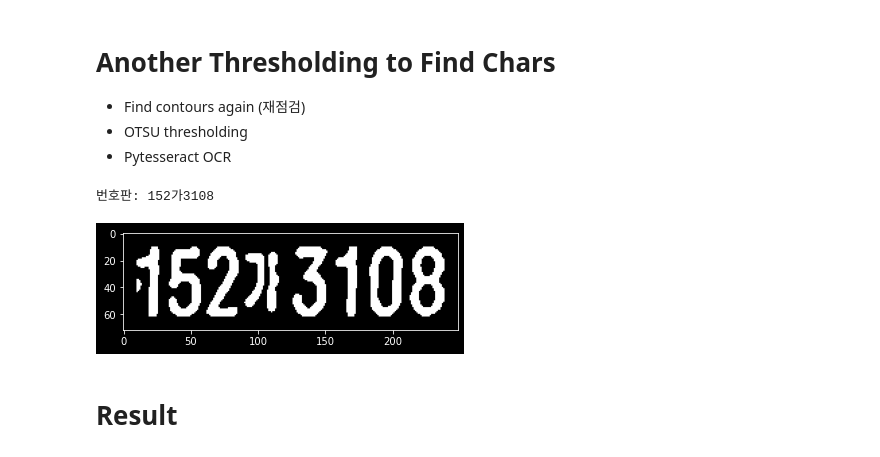
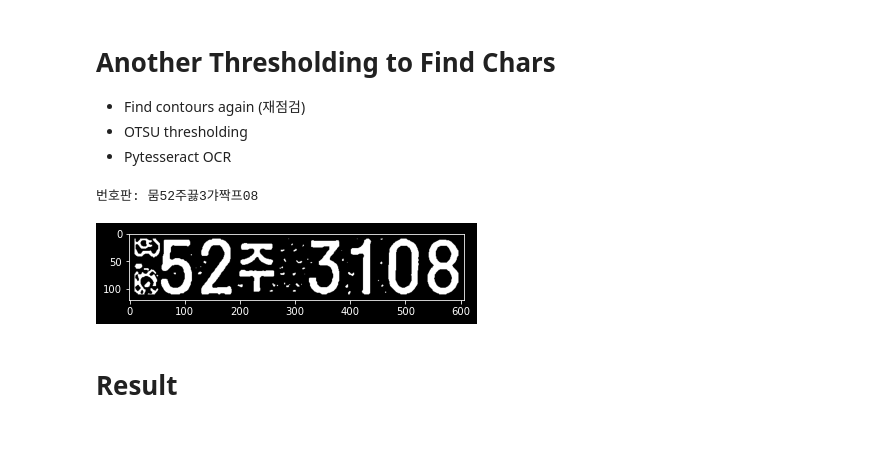
Before and after one commit to jhlee508/license-plate-rocognition, a Jupyter notebook: LPR_cv2_tesseract.ipynb, the cells around one changed output. Saved outputs shown, nothing was run; the diff lists cells and outputs as text; code cells hidden in the pictures.

```diff
--- a/LPR_cv2_tesseract.ipynb
+++ b/LPR_cv2_tesseract.ipynb
@@ -13,7 +13,7 @@ pytesseract.pytesseract.tesseract_cmd = r'C:\Program Files\Tesseract-OCR\tessera
 # Import Image
 # %%
 # 이미지 불러오기
-img = cv2.imread('license_plate/lpr6.jpg')
+img = cv2.imread('license_plate/elpr3.jpg')
 img_ori = cv2.cvtColor(img, cv2.COLOR_BGR2RGB)
 
 # 사이즈 지정
@@ -167,15 +167,15 @@ plt.show()
 - 윤곽선 후보군들의 배열(정렬 방식)을 확인
 # %%
 # 하이퍼 파라미터: contour간의 길이가 contour의 대각선 길이의 최대 5배 이하
-MAX_DIAG_MULTIPLYER = 5
+MAX_DIAG_MULTIPLYER = 6
 # 하이퍼 파라미터: contour간의 각도(세타) 차이가 최대 12도 이하
 MAX_ANGLE_DIFF = 15.0
 # 하이퍼 파라미터: 면적 넓이 차이
 MAX_AREA_DIFF = 1.5
 # 하이퍼 파라미터: contour간 길이 차이
-MAX_WIDTH_DIFF = 0.8
+MAX_WIDTH_DIFF = 1
 # 하이퍼 파라미터: contour간 높이 차이
-MAX_HEIGHT_DIFF = 0.2
+MAX_HEIGHT_DIFF = 0.3
 # 하이퍼 파라미터: 위 조건 5가지를 만족한 윤곽선 배열의 box가 최소 5개 이상
 MIN_N_MATCHED = 5
 # %%
@@ -363,37 +363,41 @@ for i, plate_img in enumerate(plate_imgs):
             if y + h > plate_max_y:
                 plate_max_y = y + h
 
     # 번호판 영역만 Crop
     img_result = plate_img[plate_min_y:plate_max_y, plate_min_x:plate_max_x]
 
     # 노이즈 없애고 쓰레시 홀딩, Padding주기
     img_result = cv2.GaussianBlur(img_result, ksize=(3, 3), sigmaX=0) # 노이즈 제거
     _, img_result = cv2.threshold(img_result, thresh=0.0, maxval=255.0, type=cv2.THRESH_BINARY | cv2.THRESH_OTSU) # threshold 한 번 더
     img_result = cv2.copyMakeBorder(img_result, top=10, bottom=10, left=10, right=10, borderType=cv2.BORDER_CONSTANT, value=(0,0,0)) # 패딩으로 여백 생성
 
     # 테서렉트 OCR
-    chars = pytesseract.image_to_string(img_result, lang='kor') # oem 0번 엔진 (문맥 파악 X)
+    chars = pytesseract.image_to_string(img_result, lang='kor', config='--psm 7 --oem 0') # oem 0번 엔진 (문맥 파악 X)
+    # chars = pytesseract.image_to_string(img_result, lang='kor')
 
     result_chars = ''
     has_digit = False
     for c in chars:
         if ord('가') <= ord(c) <= ord('힣') or c.isdigit(): # 한글이 포함되어 있는지
             if c.isdigit(): # 숫자가 하나라도 있는지
                 has_digit = True
             result_chars += c
 
-    print("번호판:", result_chars)
+    if len(result_chars) == 0:
+        print("번호판이 아닙니다.")
+    else:
+        print("번호판:", result_chars)
     plate_chars.append(result_chars)
 
     if has_digit and len(result_chars) > longest_text: # 가장 문자열이 긴 것을 선택
         longest_idx = i
 
     plt.subplot(len(plate_imgs), 1, i+1)
     plt.imshow(img_result, cmap='gray')
     plt.show()
 # %% [output]
-번호판: 152가3108
+번호판: 뭄52주끓3갸짝프08
-[figure, old version]
+[figure, new version]
 # %% [markdown]
 # Result
 # %%
```
Also changed, not shown: parts of 12 cells of this notebook.
